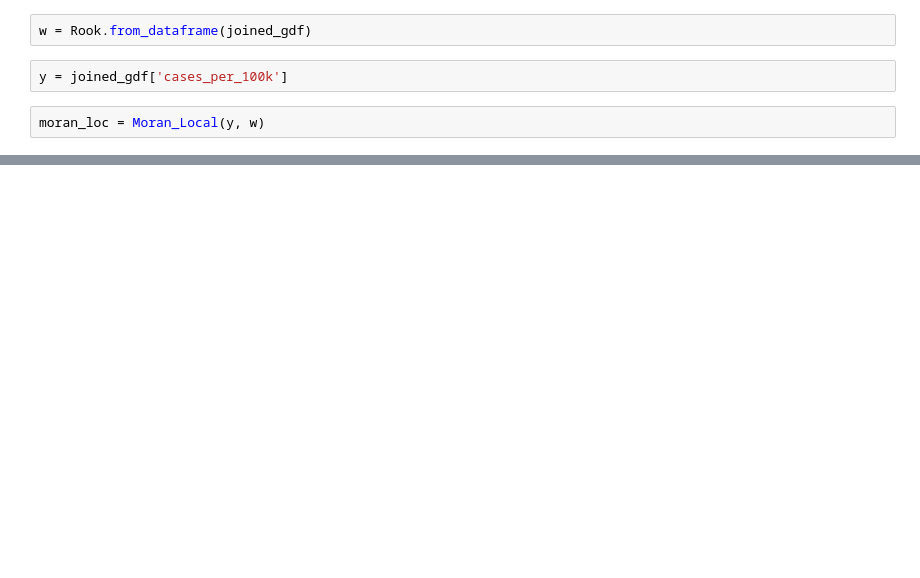
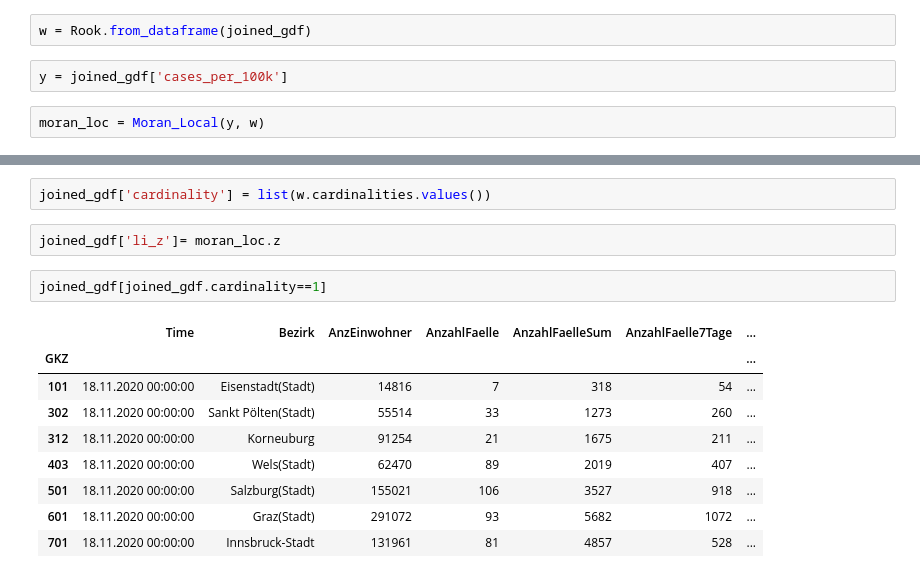
Before and after one commit to sjsrey/pysal-temp, a Jupyter notebook: notebooks/moran-local-holes.ipynb, the cells around one changed output, grey strips where cells are left out. Drawn from its saved outputs; the diff is of its cells as text; blank space fills up the shorter version.

```diff
--- a/notebooks/moran-local-holes.ipynb
+++ b/notebooks/moran-local-holes.ipynb
@@ -36,0 +37,16 @@ f, ax = lisa_cluster(moran_loc, joined_gdf, figsize=(8,8))
+# %%
+joined_gdf['cardinality'] = list(w.cardinalities.values())
+# %%
+joined_gdf['li_z']= moran_loc.z
+# %%
+joined_gdf[joined_gdf.cardinality==1]
+# %% [output]
+|  | Time | Bezirk | AnzEinwohner | AnzahlFaelle | AnzahlFaelleSum | AnzahlFaelle7Tage | ... |
+| GKZ |  |  |  |  |  |  | ... |
+| 101 | 18.11.2020 00:00:00 | Eisenstadt(Stadt) | 14816 | 7 | 318 | 54 | ... |
+| 302 | 18.11.2020 00:00:00 | Sankt Pölten(Stadt) | 55514 | 33 | 1273 | 260 | ... |
+| 312 | 18.11.2020 00:00:00 | Korneuburg | 91254 | 21 | 1675 | 211 | ... |
+| 403 | 18.11.2020 00:00:00 | Wels(Stadt) | 62470 | 89 | 2019 | 407 | ... |
+| 501 | 18.11.2020 00:00:00 | Salzburg(Stadt) | 155021 | 106 | 3527 | 918 | ... |
+| 601 | 18.11.2020 00:00:00 | Graz(Stadt) | 291072 | 93 | 5682 | 1072 | ... |
+| 701 | 18.11.2020 00:00:00 | Innsbruck-Stadt | 131961 | 81 | 4857 | 528 | ... |
```
Also changed, not shown: parts of 9 cells of this notebook.
